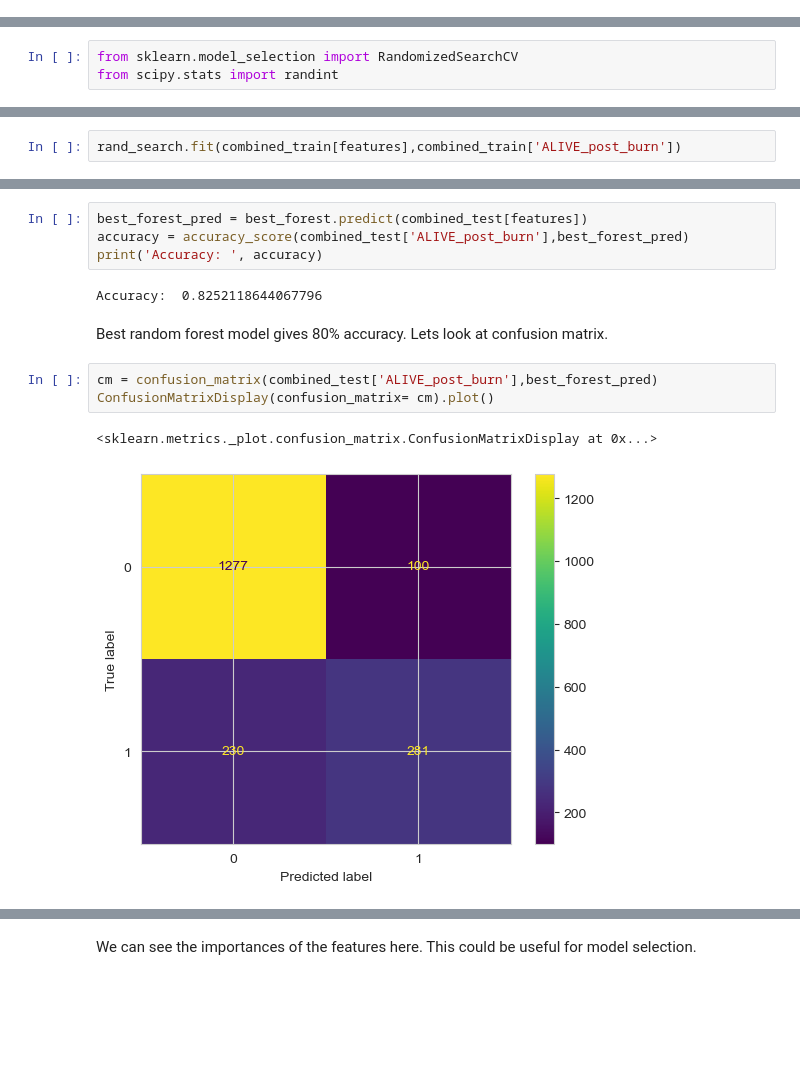
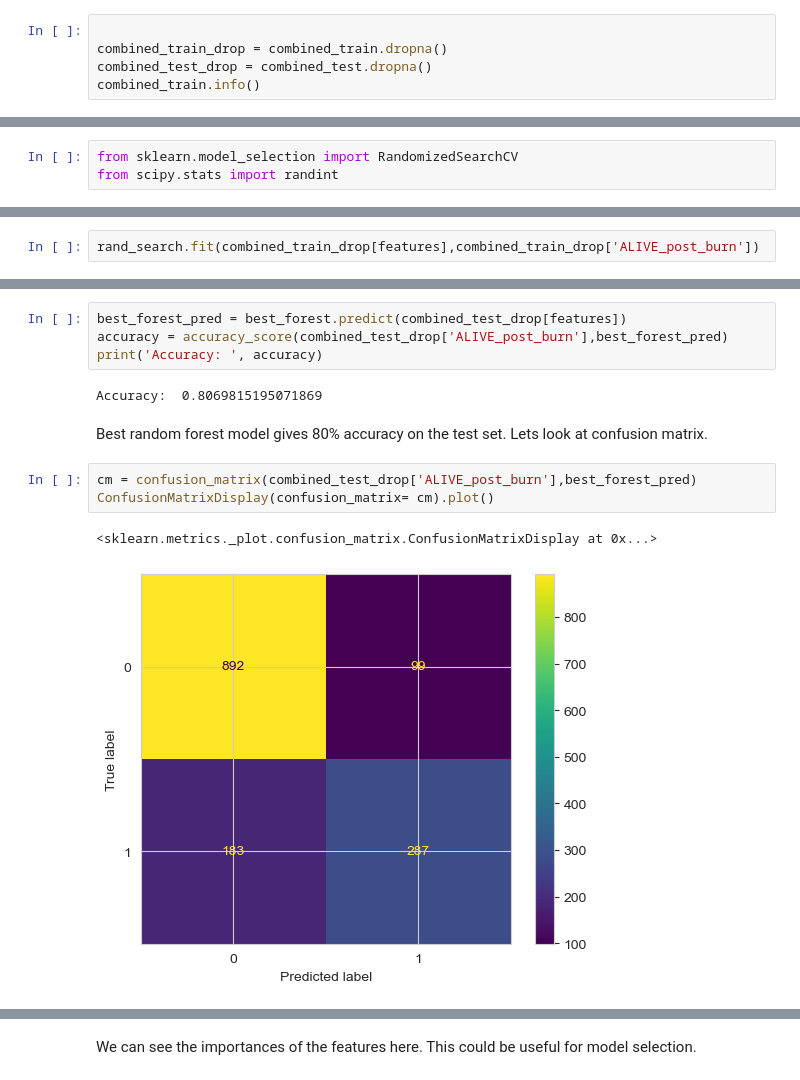
Before and after one commit to hbclad/Erdos_Trees, a Jupyter notebook: machine_learning/Henry_Analysis.ipynb, the cells around one changed output, grey strips where cells are left out. Saved outputs shown, nothing was run; the diff lists cells and outputs as text; blank space fills up the shorter version.

```diff
--- a/machine_learning/Henry_Analysis.ipynb
+++ b/machine_learning/Henry_Analysis.ipynb
@@ -57,3 +57,8 @@ SPGRPCD inconsistent; column will not be merged.
 0      35
 Name: count, dtype: int64
 0 = couldn't resample, 1 = alive, 2 = dead, 3 = removed by humans
+# %%
+
+combined_train_drop = combined_train.dropna()
+combined_test_drop = combined_test.dropna()
+combined_train.info()
@@ -80,5 +114,5 @@ rand_search = RandomizedSearchCV(rf, param_distributions=param_dist, n_iter=5, c
 # %%
-rand_search.fit(combined_train[features],combined_train['ALIVE_post_burn'])
+rand_search.fit(combined_train_drop[features],combined_train_drop['ALIVE_post_burn'])
 # %% [output]
 RandomizedSearchCV(cv=5, estimator=RandomForestClassifier(), n_iter=5,
                    param_distributions={'max_depth': <scipy.stats._distn_infrastructure.rv_discrete_frozen object at 0x...>,
@@ -91,17 +147,17 @@ print(rand_search.best_params_)
 # %%
-best_forest_pred = best_forest.predict(combined_test[features])
-accuracy = accuracy_score(combined_test['ALIVE_post_burn'],best_forest_pred)
+best_forest_pred = best_forest.predict(combined_test_drop[features])
+accuracy = accuracy_score(combined_test_drop['ALIVE_post_burn'],best_forest_pred)
 print('Accuracy: ', accuracy)
 # %% [output]
-Accuracy:  0.8252118644067796
+Accuracy:  0.8069815195071869
 # %% [markdown]
-Best random forest model gives 80% accuracy.  Lets look at confusion matrix.
+Best random forest model gives 80% accuracy on the test set.  Lets look at confusion matrix.
 # %%
-cm = confusion_matrix(combined_test['ALIVE_post_burn'],best_forest_pred)
+cm = confusion_matrix(combined_test_drop['ALIVE_post_burn'],best_forest_pred)
 ConfusionMatrixDisplay(confusion_matrix= cm).plot()
 # %% [output]
 <sklearn.metrics._plot.confusion_matrix.ConfusionMatrixDisplay at 0x...>
-[figure, old version]
+[figure, new version]
 # %%
 feature_importances = pd.Series(best_forest.feature_importances_, index=features).sort_values(ascending=False)
 feature_importances.plot.bar()
```
Also changed, not shown: parts of 15 cells of this notebook, 2 other files.
